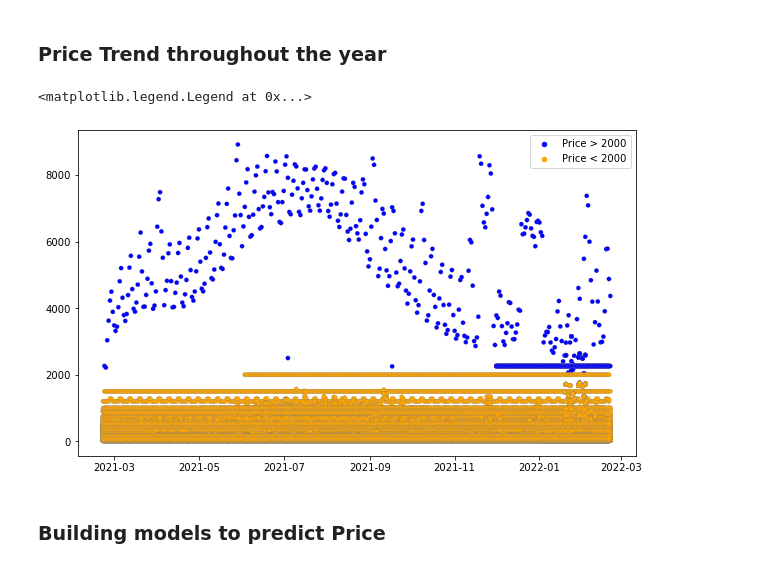
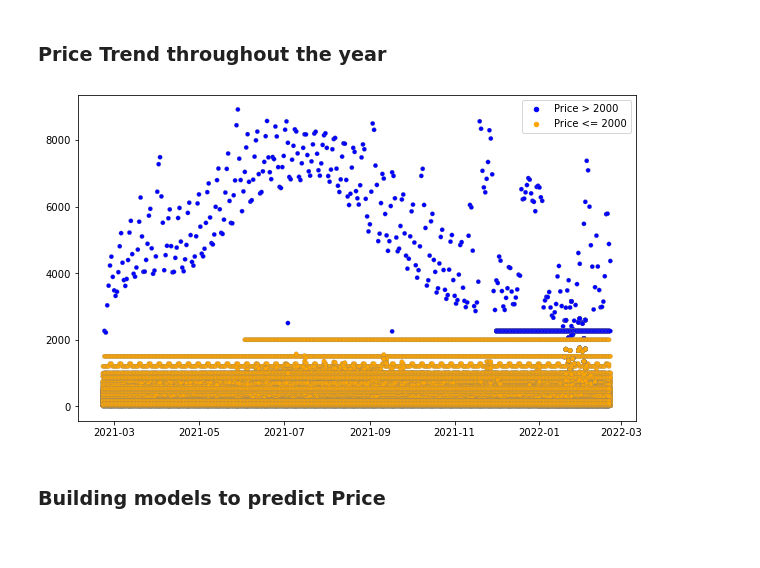
Before and after one commit to edh1912/Airbnb_Seattle, a Jupyter notebook: Airbnb.ipynb, the cells around one changed output. Saved outputs shown, nothing was run; the diff lists cells and outputs as text; code cells hidden in the pictures.

Commit message:
save plot png

```diff
--- a/Airbnb.ipynb
+++ b/Airbnb.ipynb
@@ -133,15 +138,15 @@ calendar["price_2000"] = (calendar["price"] > 2000).astype(int)
 # %%
 price_dict = {0:"orange",1:"blue"}
 fig = plt.figure(figsize=(10,6))
 plt.scatter(data=calendar,x='date',y='price',c=calendar["price_2000"].apply(lambda x: price_dict[x]),
               s=20,linewidths=0.2,edgecolors='gray',label=None)
 
 plt.scatter([],[],c='blue',s=20,label="Price > 2000")
-plt.scatter([],[],c='orange',s=20,label="Price < 2000")
+plt.scatter([],[],c='orange',s=20,label="Price <= 2000")
 plt.legend(loc="upper right")
+plt.savefig("seasonality.png")
 # %% [output]
-<matplotlib.legend.Legend at 0x...>
-[figure, old version]
+[figure, new version]
 # %% [markdown]
 ### Building models to predict Price
 # %%
```
Also changed, not shown: parts of 3 cells of this notebook, 5 other files.
